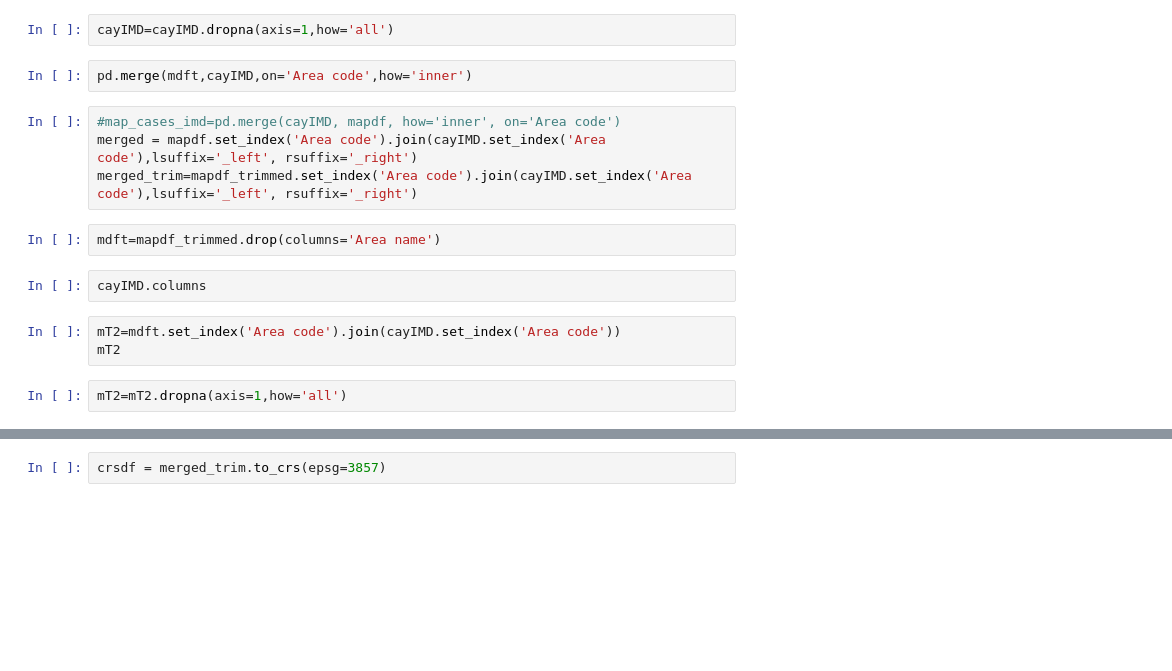
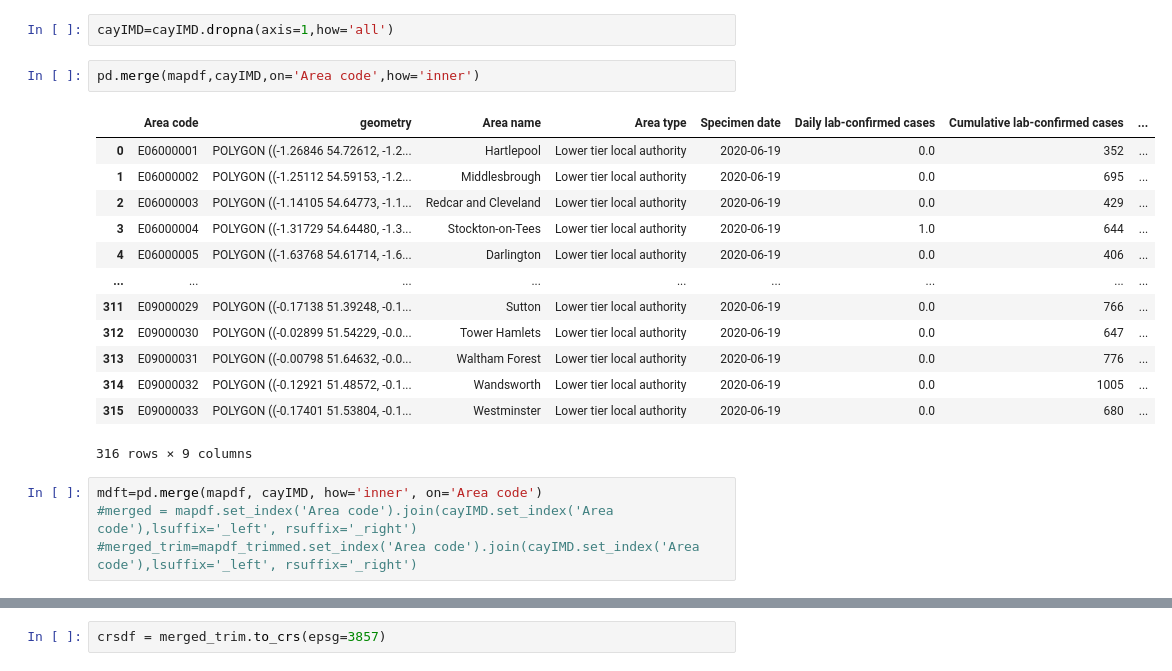
Before and after one commit to harryjmoss/COVIDRover, a Jupyter notebook: notebooks/test_merged_trim.ipynb, the cells around one changed output, grey strips where cells are left out. Saved outputs shown, nothing was run; the diff lists cells and outputs as text; blank space fills up the shorter version.

```diff
--- a/notebooks/test_merged_trim.ipynb
+++ b/notebooks/test_merged_trim.ipynb
@@ -466,17 +536,22 @@ mapdf
 # %%
 cayIMD=cayIMD.dropna(axis=1,how='all')
 # %%
-pd.merge(mdft,cayIMD,on='Area code',how='inner')
+pd.merge(mapdf,cayIMD,on='Area code',how='inner')
+# %% [output]
+|  | Area code | geometry | Area name | Area type | Specimen date | Daily lab-confirmed cases | Cumulative lab-confirmed cases | ... |
+| 0 | E06000001 | POLYGON ((-1.26846 54.72612, -1.2... | Hartlepool | Lower tier local authority | 2020-06-19 | 0.0 | 352 | ... |
+| 1 | E06000002 | POLYGON ((-1.25112 54.59153, -1.2... | Middlesbrough | Lower tier local authority | 2020-06-19 | 0.0 | 695 | ... |
+| 2 | E06000003 | POLYGON ((-1.14105 54.64773, -1.1... | Redcar and Cleveland | Lower tier local authority | 2020-06-19 | 0.0 | 429 | ... |
+| 3 | E06000004 | POLYGON ((-1.31729 54.64480, -1.3... | Stockton-on-Tees | Lower tier local authority | 2020-06-19 | 1.0 | 644 | ... |
+| 4 | E06000005 | POLYGON ((-1.63768 54.61714, -1.6... | Darlington | Lower tier local authority | 2020-06-19 | 0.0 | 406 | ... |
+| ... | ... | ... | ... | ... | ... | ... | ... | ... |
+| 311 | E09000029 | POLYGON ((-0.17138 51.39248, -0.1... | Sutton | Lower tier local authority | 2020-06-19 | 0.0 | 766 | ... |
+| 312 | E09000030 | POLYGON ((-0.02899 51.54229, -0.0... | Tower Hamlets | Lower tier local authority | 2020-06-19 | 0.0 | 647 | ... |
+| 313 | E09000031 | POLYGON ((-0.00798 51.64632, -0.0... | Waltham Forest | Lower tier local authority | 2020-06-19 | 0.0 | 776 | ... |
+| 314 | E09000032 | POLYGON ((-0.12921 51.48572, -0.1... | Wandsworth | Lower tier local authority | 2020-06-19 | 0.0 | 1005 | ... |
+| 315 | E09000033 | POLYGON ((-0.17401 51.53804, -0.1... | Westminster | Lower tier local authority | 2020-06-19 | 0.0 | 680 | ... |
+316 rows × 9 columns
 # %%
-#map_cases_imd=pd.merge(cayIMD, mapdf, how='inner', on='Area code')
-merged = mapdf.set_index('Area code').join(cayIMD.set_index('Area code'),lsuffix='_left', rsuffix='_right')
-merged_trim=mapdf_trimmed.set_index('Area code').join(cayIMD.set_index('Area code'),lsuffix='_left', rsuffix='_right')
+mdft=pd.merge(mapdf, cayIMD, how='inner', on='Area code')
+#merged = mapdf.set_index('Area code').join(cayIMD.set_index('Area code'),lsuffix='_left', rsuffix='_right')
+#merged_trim=mapdf_trimmed.set_index('Area code').join(cayIMD.set_index('Area code'),lsuffix='_left', rsuffix='_right')
-# %%
-mdft=mapdf_trimmed.drop(columns='Area name')
-# %%
-cayIMD.columns
-# %%
-mT2=mdft.set_index('Area code').join(cayIMD.set_index('Area code'))
-mT2
-# %%
-mT2=mT2.dropna(axis=1,how='all')
```
Also changed, not shown: parts of 74 cells of this notebook, 8 other files.
